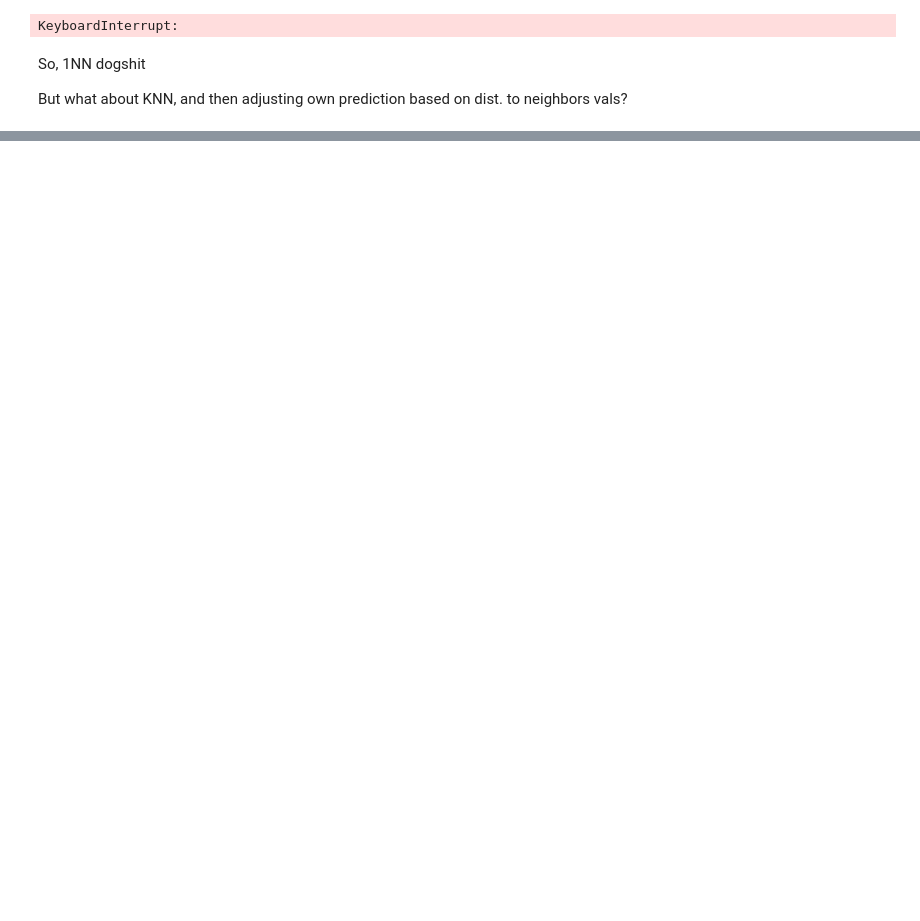
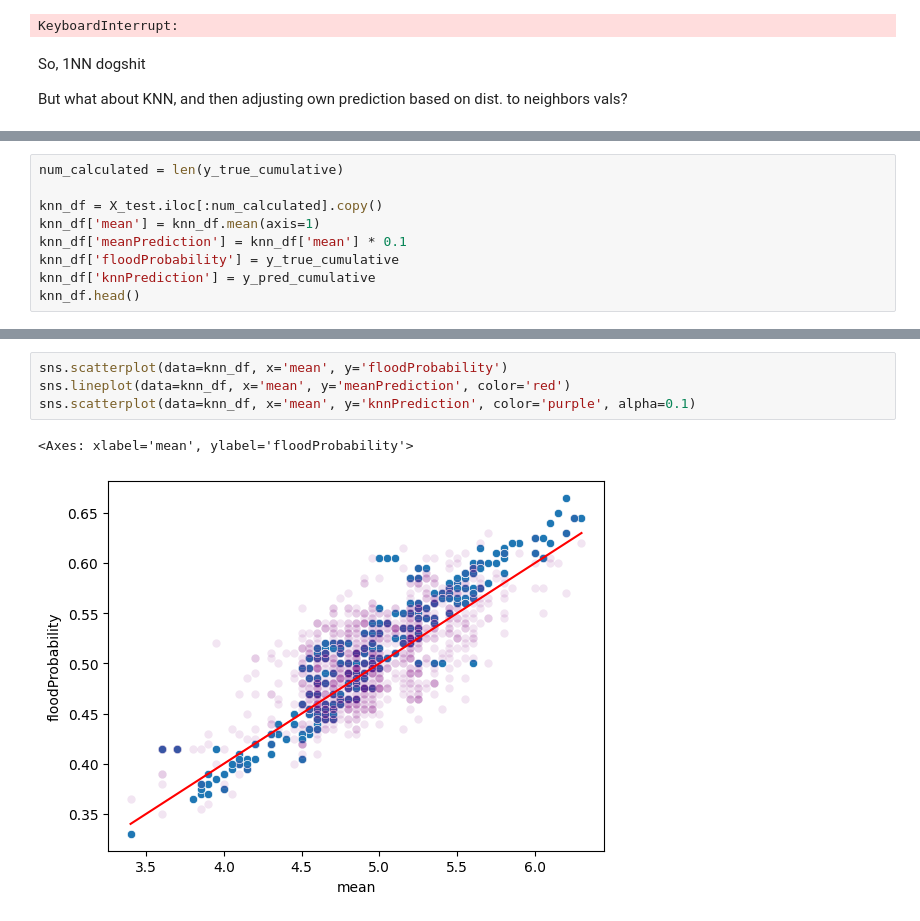
Before and after one commit to akhilkammila/flood-prediction, a Jupyter notebook: investigating.ipynb, the cells around one changed output, grey strips where cells are left out. Saved outputs shown, nothing was run; the diff lists cells and outputs as text; blank space fills up the shorter version.

Commit message:
tried knn predictions further, simple 2-line submission

```diff
--- a/investigating.ipynb
+++ b/investigating.ipynb
@@ -237 +237,10 @@ R^2 score: 0.8010
 KeyboardInterrupt:
+# %%
+num_calculated = len(y_true_cumulative)
+
+knn_df = X_test.iloc[:num_calculated].copy()
+knn_df['mean'] = knn_df.mean(axis=1)
+knn_df['meanPrediction'] = knn_df['mean'] * 0.1
+knn_df['floodProbability'] = y_true_cumulative
+knn_df['knnPrediction'] = y_pred_cumulative
+knn_df.head()
@@ -237,0 +255,7 @@ KeyboardInterrupt:
+# %%
+sns.scatterplot(data=knn_df, x='mean', y='floodProbability')
+sns.lineplot(data=knn_df, x='mean', y='meanPrediction', color='red')
+sns.scatterplot(data=knn_df, x='mean', y='knnPrediction', color='purple', alpha=0.1)
+# %% [output]
+<Axes: xlabel='mean', ylabel='floodProbability'>
+[figure, added]
```
Also changed, not shown: parts of 5 cells of this notebook, 3 other files.
